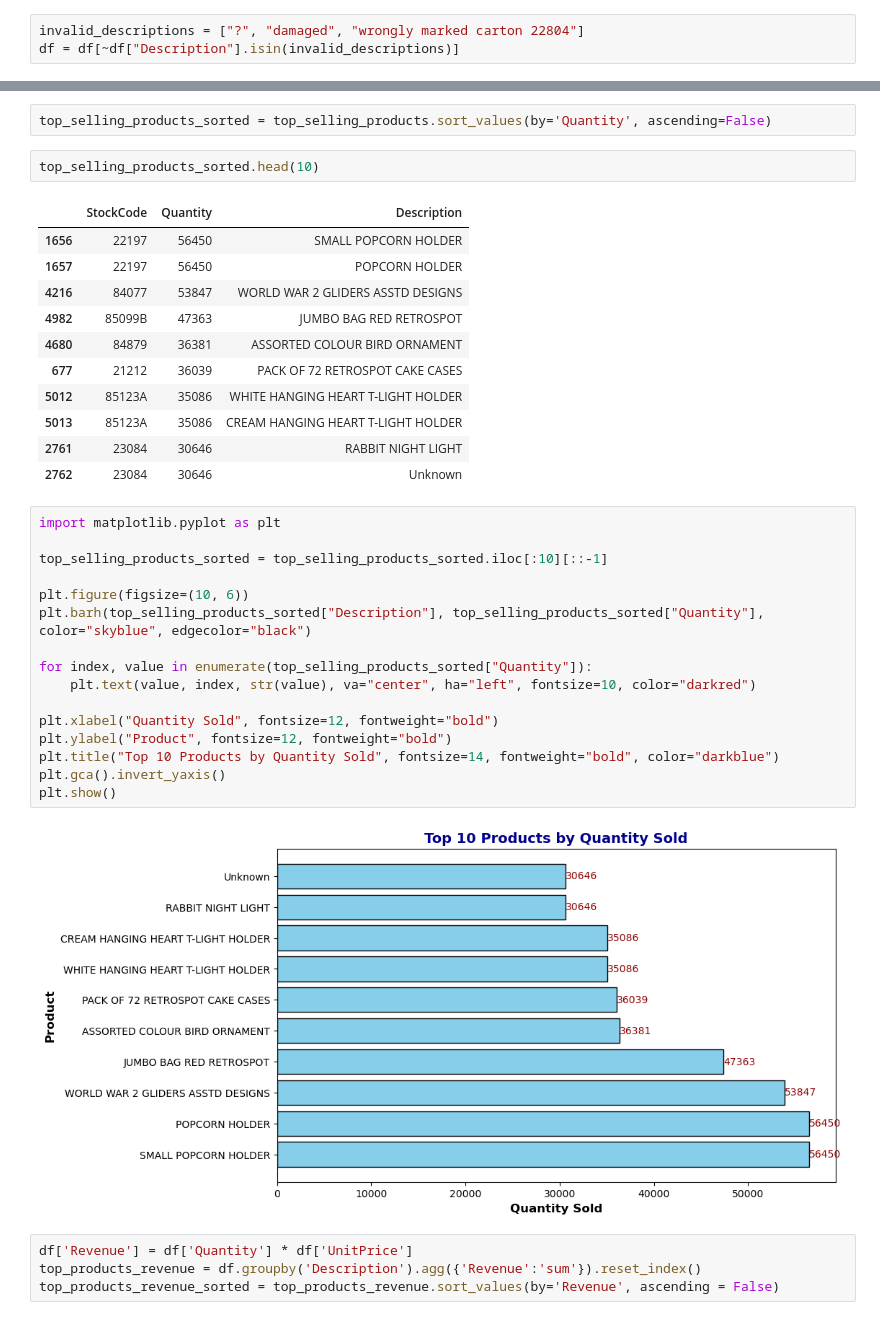
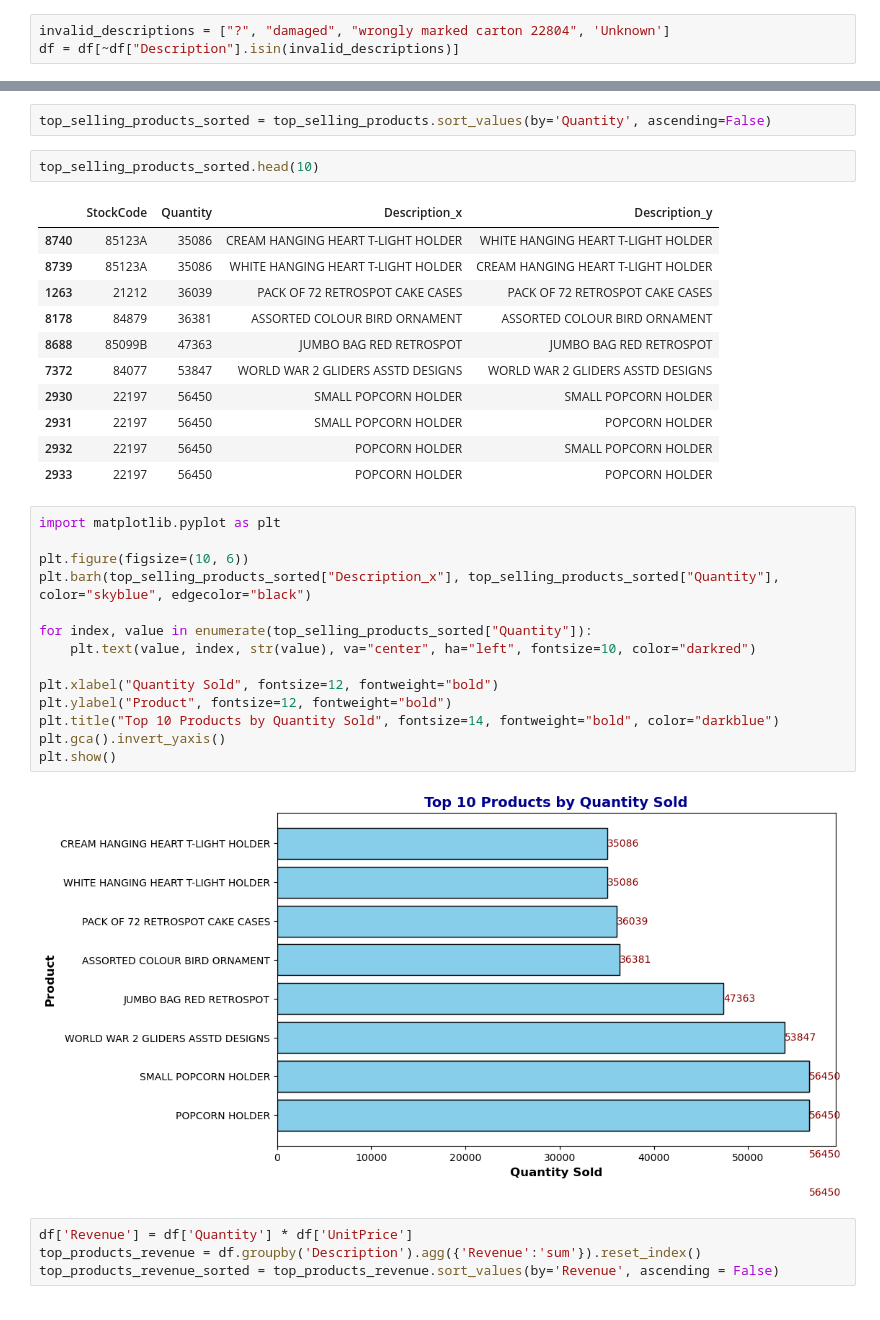
Before and after one commit to zazauserr/Data_Analyst_Pet_Projects, a Jupyter notebook: E-Commerce/project.ipynb, the cells around one changed output, grey strips where cells are left out. Drawn from its saved outputs; the diff is of its cells as text.

```diff
--- a/E-Commerce/project.ipynb
+++ b/E-Commerce/project.ipynb
@@ -286,7 +286,7 @@ df[df['Quantity'] < 0]
     - How many unique customers made purchases?
     - Which customers (by ID) buy the most?
 # %%
-invalid_descriptions = ["?", "damaged", "wrongly marked carton 22804"]
+invalid_descriptions = ["?", "damaged", "wrongly marked carton 22804", 'Unknown']
 df = df[~df["Description"].isin(invalid_descriptions)]
 # %%
 top_selling_products = df.groupby('StockCode').agg({'Quantity': 'sum'}).reset_index() # group by 'StockCode' and sum 'Quantity' to calculate sales
@@ -297,35 +299,33 @@ top_selling_products_sorted = top_selling_products.sort_values(by='Quantity', as
 # %%
 top_selling_products_sorted.head(10)
 # %% [output]
-|  | StockCode | Quantity | Description |
-| 1656 | 22197 | 56450 | SMALL POPCORN HOLDER |
-| 1657 | 22197 | 56450 | POPCORN HOLDER |
-| 4216 | 84077 | 53847 | WORLD WAR 2 GLIDERS ASSTD DESIGNS |
-| 4982 | 85099B | 47363 | JUMBO BAG RED RETROSPOT |
-| 4680 | 84879 | 36381 | ASSORTED COLOUR BIRD ORNAMENT |
-| 677 | 21212 | 36039 | PACK OF 72 RETROSPOT CAKE CASES |
-| 5012 | 85123A | 35086 | WHITE HANGING HEART T-LIGHT HOLDER |
-| 5013 | 85123A | 35086 | CREAM HANGING HEART T-LIGHT HOLDER |
-| 2761 | 23084 | 30646 | RABBIT NIGHT LIGHT |
-| 2762 | 23084 | 30646 | Unknown |
+|  | StockCode | Quantity | Description_x | Description_y |
+| 8740 | 85123A | 35086 | CREAM HANGING HEART T-LIGHT HOLDER | WHITE HANGING HEART T-LIGHT HOLDER |
+| 8739 | 85123A | 35086 | WHITE HANGING HEART T-LIGHT HOLDER | CREAM HANGING HEART T-LIGHT HOLDER |
+| 1263 | 21212 | 36039 | PACK OF 72 RETROSPOT CAKE CASES | PACK OF 72 RETROSPOT CAKE CASES |
+| 8178 | 84879 | 36381 | ASSORTED COLOUR BIRD ORNAMENT | ASSORTED COLOUR BIRD ORNAMENT |
+| 8688 | 85099B | 47363 | JUMBO BAG RED RETROSPOT | JUMBO BAG RED RETROSPOT |
+| 7372 | 84077 | 53847 | WORLD WAR 2 GLIDERS ASSTD DESIGNS | WORLD WAR 2 GLIDERS ASSTD DESIGNS |
+| 2930 | 22197 | 56450 | SMALL POPCORN HOLDER | SMALL POPCORN HOLDER |
+| 2931 | 22197 | 56450 | SMALL POPCORN HOLDER | POPCORN HOLDER |
+| 2932 | 22197 | 56450 | POPCORN HOLDER | SMALL POPCORN HOLDER |
+| 2933 | 22197 | 56450 | POPCORN HOLDER | POPCORN HOLDER |
 # %%
 import matplotlib.pyplot as plt
 
-top_selling_products_sorted = top_selling_products_sorted.iloc[:10][::-1]
-
 plt.figure(figsize=(10, 6))
-plt.barh(top_selling_products_sorted["Description"], top_selling_products_sorted["Quantity"], color="skyblue", edgecolor="black")
+plt.barh(top_selling_products_sorted["Description_x"], top_selling_products_sorted["Quantity"], color="skyblue", edgecolor="black")
 
 for index, value in enumerate(top_selling_products_sorted["Quantity"]):
     plt.text(value, index, str(value), va="center", ha="left", fontsize=10, color="darkred")
 
 plt.xlabel("Quantity Sold", fontsize=12, fontweight="bold")
 plt.ylabel("Product", fontsize=12, fontweight="bold")
 plt.title("Top 10 Products by Quantity Sold", fontsize=14, fontweight="bold", color="darkblue")
 plt.gca().invert_yaxis()
 plt.show()
 # %% [output]
-[figure, old version]
+[figure, new version]
 # %%
 df['Revenue'] = df['Quantity'] * df['UnitPrice']
 top_products_revenue = df.groupby('Description').agg({'Revenue':'sum'}).reset_index()
```
Also changed, not shown: parts of 13 cells of this notebook.
